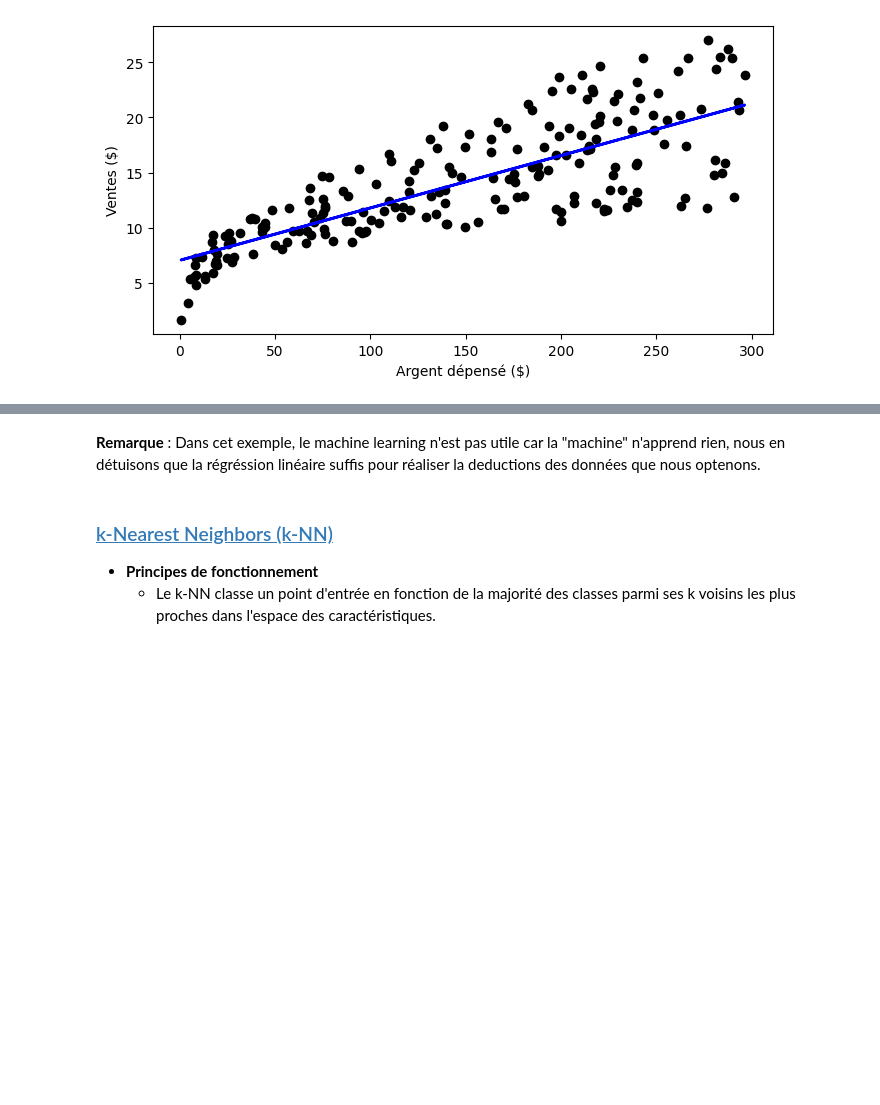
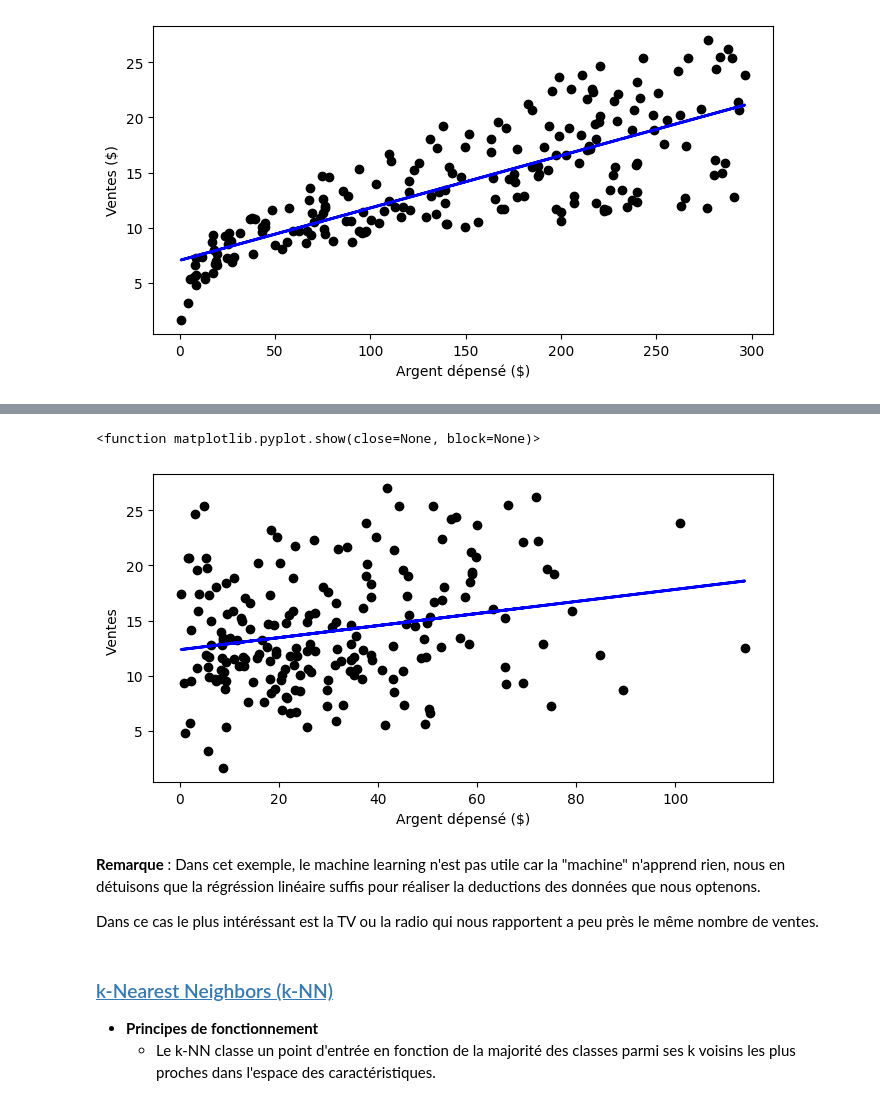
Before and after one commit to MatheoKatbie/ML-Project, a Jupyter notebook: Machine-Learning-Rouquie_Katbie_3B.ipynb, the cells around one changed output, grey strips where cells are left out. Saved outputs shown, nothing was run; the diff lists cells and outputs as text; code cells hidden in the pictures; blank space fills up the shorter version.

```diff
--- a/Machine-Learning-Rouquie_Katbie_3B.ipynb
+++ b/Machine-Learning-Rouquie_Katbie_3B.ipynb
@@ -203,6 +226,31 @@ plt.show()
+# %%
+# Générer approximation linéaire
+
+# Récupérer data
+data = pd.read_csv('data/Advertising.csv')
+data.drop(['Unnamed: 0'], axis=1)
+X = data['newspaper'].values.reshape(-1,1)
+Y = data['sales'].values.reshape(-1,1)
+
+reg = LinearRegression()
+reg.fit(X, Y)
+
+# Visualisation du résultat
+predictions = reg.predict(X)
+plt.figure(figsize=(8, 4))
+plt.scatter(data['newspaper'],data['sales'],c='black')
+plt.plot(data['newspaper'],predictions,c='blue',linewidth=2)
+plt.xlabel("Argent dépensé ($)")
+plt.ylabel("Ventes ")
+plt.show
+# %% [output]
+<function matplotlib.pyplot.show(close=None, block=None)>
+[figure, added]
 # %% [markdown]
 __Remarque__ :
 Dans cet exemple, le machine learning n'est pas utile car la "machine" n'apprend rien, nous en détuisons que la régréssion linéaire suffis pour réaliser la deductions des données que nous optenons.
+
+Dans ce cas le plus intéréssant est la TV ou la radio qui nous rapportent a peu près le même nombre de ventes.
 # %% [markdown]
 ### <a id='toc3_1_3_'></a>[k-Nearest Neighbors (k-NN)](#toc0_)
    - **Principes de fonctionnement**
```
Also changed, not shown: parts of 6 cells of this notebook.
